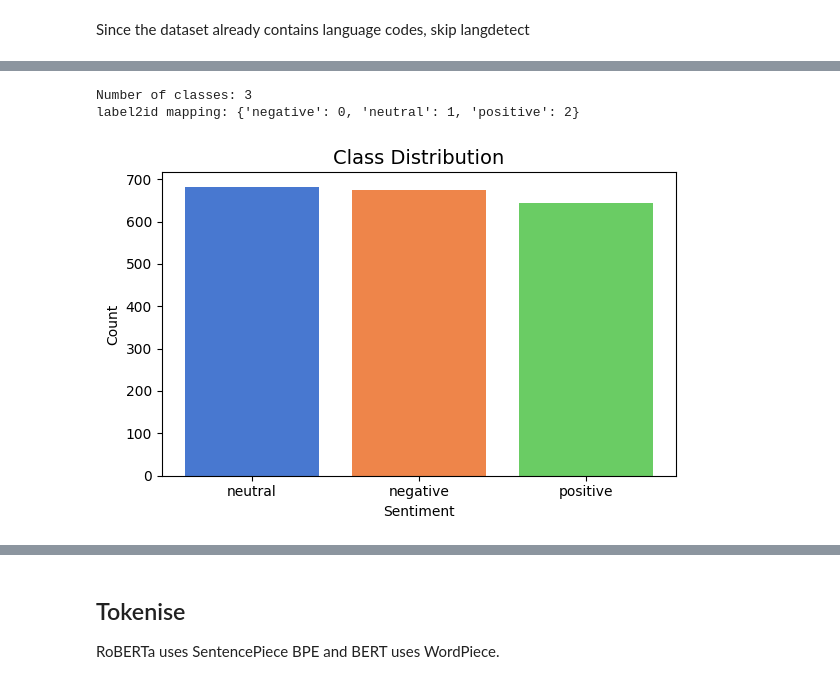
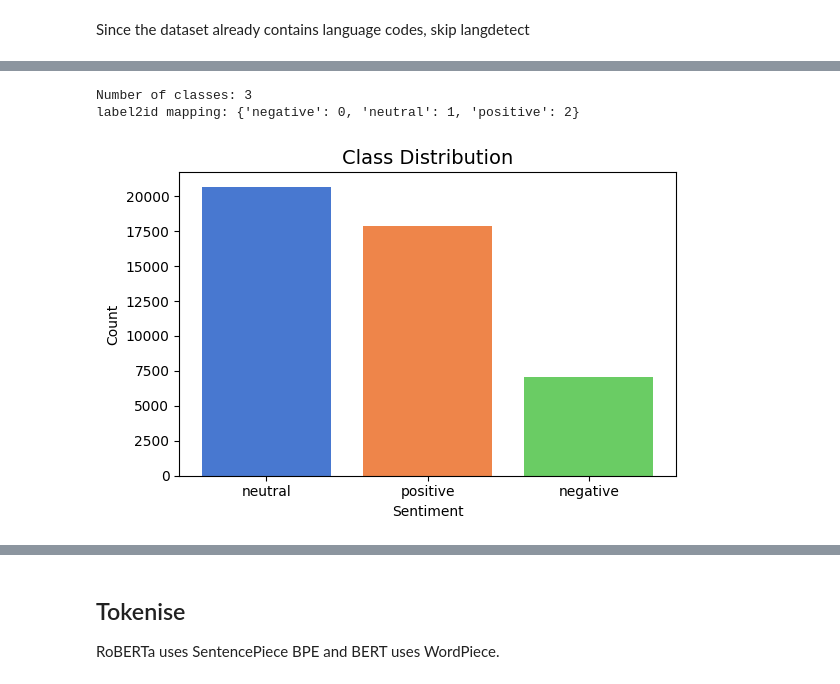
Before and after one commit to JKrempinska/machine_learning_project, a Jupyter notebook: notebooks/LLM_analysis.ipynb, the cells around one changed output, grey strips where cells are left out. Cells and saved outputs as stored; diff of their text form; code cells hidden in the pictures.

Commit message:
cardiffnlp update

```diff
--- a/notebooks/LLM_analysis.ipynb
+++ b/notebooks/LLM_analysis.ipynb
@@ -75,3 +76,7 @@ print(f"CUDA available: {torch.cuda.is_available()}") # CUDA is added just in ca
 PyTorch version: 2.2.2
 MPS available: True
 CUDA available: False
+# %%
+# Data of combining cardiffnlp
+raw_en = load_dataset("cardiffnlp/tweet_eval", "sentiment")
+print(Counter(raw_en["train"]["label"]))
@@ -139,3 +147,28 @@ Active device: mps
 <torch._C.Generator at 0x...>
 # %% [markdown]
 ## Data load and pre-processing
+# %%
+_label_map = {0: "negative", 1: "neutral", 2: "positive"}
+
+train_df = pd.DataFrame({
+    "Text": raw_en["train"]["text"],
+    "Sentiment": [_label_map[i] for i in raw_en["train"]["label"]]
+})
+val_df = pd.DataFrame({
+    "Text": raw_en["validation"]["text"],
+    "Sentiment": [_label_map[i] for i in raw_en["validation"]["label"]]
+})
+test_df = pd.DataFrame({
+    "Text": raw_en["test"]["text"],
+    "Sentiment": [_label_map[i] for i in raw_en["test"]["label"]]
+})
+
+for _df in [train_df, val_df, test_df]:
+    _df["Text"] = _df["Text"].astype(str).str.strip()
+    _df["Sentiment"] = _df["Sentiment"].astype(str).str.strip()
+
+train_df = train_df.reset_index(drop=True)
+val_df = val_df.reset_index(drop=True)
+test_df = test_df.reset_index(drop=True)
+
+print(train_df["Sentiment"].value_counts())
@@ -225,28 +252,33 @@ Name: count, dtype: int64
 # %%
 # Encode the labels
-unique_labels = sorted(df["Sentiment"].unique())
+# unique_labels = sorted(df["Sentiment"].unique()) # Kaggle
+unique_labels = sorted(train_df["Sentiment"].unique())
 label2id = {label: idx for idx, label in enumerate(unique_labels)}
 id2label = {idx: label for label, idx in label2id.items()}
 NUM_LABELS = len(unique_labels)
 
-df["label"] = df["Sentiment"].map(label2id)
+# df["label"] = df["Sentiment"].map(label2id) # Kaggle
+
+train_df["label"] = train_df["Sentiment"].map(label2id)
+val_df["label"] = val_df["Sentiment"].map(label2id)
+test_df["label"] = test_df["Sentiment"].map(label2id)
 
 print(f"Number of classes: {NUM_LABELS}")
 print(f"label2id mapping: {label2id}")
 
 fig, ax = plt.subplots(figsize=(6, 4))
-counts = df["Sentiment"].value_counts()
+counts = train_df["Sentiment"].value_counts()
 ax.bar(counts.index, counts.values,
        color=sns.color_palette("muted", len(counts)))
 ax.set_title("Class Distribution", fontsize=14)
 ax.set_xlabel("Sentiment")
 ax.set_ylabel("Count")
 plt.tight_layout()
 plt.show()
 # %% [output]
 Number of classes: 3
 label2id mapping: {'negative': 0, 'neutral': 1, 'positive': 2}
-[figure, old version]
+[figure, new version]
 # %%
 # Stratified TTS the dataset
 train_val_df, test_df = train_test_split(df, test_size=TEST_SIZE, stratify=df["label"], random_state=SEED)
```
Also changed, not shown: parts of 23 cells of this notebook.
